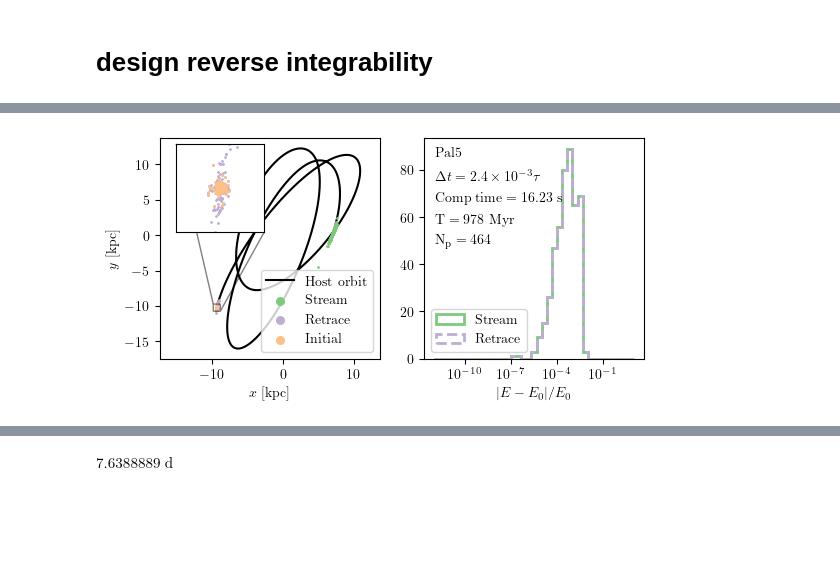
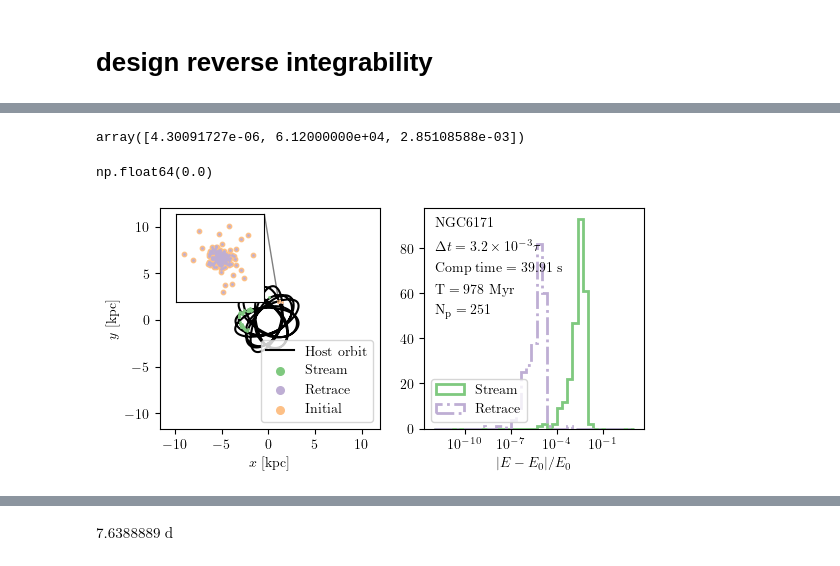
Before and after one commit to salvatore-ferrone/phd-thesis-ferrone, a Jupyter notebook: demos/numericalError/stream_stability.ipynb, the cells around one changed output, grey strips where cells are left out. Cells and saved outputs as stored; diff of their text form; code cells hidden in the pictures; blank space fills up the shorter version.

Commit message:
investigating time-reversability and beign symplectic

```diff
--- a/demos/numericalError/stream_stability.ipynb
+++ b/demos/numericalError/stream_stability.ipynb
@@ -22,7 +34,8 @@ path="./simulations/"
 fnames=os.listdir("./simulations/")
 fnames = [f for f in fnames if f.endswith('.hdf5') ]
 fname = fnames[4]
+fname = "NGC6171_stream_NSTEPS_1048576_NP_251_comp_time_experiment.hdf5"
 myfile = h5py.File(path+fname, 'r')
 GCname = myfile.attrs['GCname']
-print(myfile['comptimestream'][()])
+print("comptime", myfile['comptimestream'][()])
 # %% [output]
@@ -104,6 +111,35 @@ Eretrace = T + phiMW + phiGC
+# %%
+def compute_stream_energy(MWparams,hostparams,hostkinematics,stream):
+    """
+    Compute the energy of the stream given the static galaxy potential and host kinematics.
+    """
+    # get the potential in the MW
+    _,_,_,phiMW = tstrippy.potentials.pouliasis2017pii(MWparams, stream[0], stream[1], stream[2])
+    # get the total kinetic energy
+    T = 0.5 * (stream[3]**2 + stream[4]**2 + stream[5]**2)
+    # get the distance to the host
+    dx,dy,dz = stream[0] - hostkinematics[0], stream[1] - hostkinematics[1], stream[2] - hostkinematics[2]
+    _,_,_,phiHost = tstrippy.potentials.plummer(hostparams, dx, dy, dz)
+    return phiMW, phiHost, T
+# %%
+hostparams
+# %% [output]
+array([4.30091727e-06, 6.12000000e+04, 2.85108588e-03])
+# %%
+timestamps_retrace[0]
+# %% [output]
+np.float64(0.0)
+# %%
+phiMW0, phiHost0, T0 = compute_stream_energy(staticgalaxy[1], hostparams, hostorbit[:,0], streaminitial)
+phiMWstream, phiHoststream, Tstream = compute_stream_energy(staticgalaxy[1], hostparams, hostorbit[:,0], streamfinal)
+phiMWR, phiHostR, TR = compute_stream_energy(staticgalaxy[1], hostparams, hostorbit[:,0], stream_retrace)
+
+E0 = phiMW0 + phiHost0 + T0
+Estream = phiMWstream + phiHoststream + Tstream
+ER = phiMWR + phiHostR + TR
 # %%
-errEF=np.abs((EF - E0) / E0)
-errER = np.abs((Eretrace - E0) / E0)
+errEF=np.abs((Estream - E0) / E0)
+errER = np.abs((ER - E0) / E0)
 # %%
 plt.rcParams['axes.prop_cycle'] = plt.cycler(color=plt.cm.Accent.colors)
 # %%
@@ -119,52 +155,53 @@ scatInit=axis.scatter(streaminitial[0],  streaminitial[1], s=1,  label='Initial'
 # Also make markers in the inset legend bigger if needed
 xymin = np.min([axis.get_xlim()[0], axis.get_ylim()[0]])
 xymax = np.max([axis.get_xlim()[1], axis.get_ylim()[1]])
-axis.set_xlim(xymin, xymax)
-axis.set_ylim(xymin, xymax)
+axis.set_xlim(3*xymin, 3*xymax)
+axis.set_ylim(3*xymin, 3*xymax)
 
 # add a subplot that zooms on the retrace positions
 axins = axis.inset_axes([0.075, 0.575, 0.4, 0.4])  # [x0, y0, width, height]
+axins.scatter(streaminitial[0],   streaminitial[1], s=10, c=scatInit.get_edgecolor(), label='Stream initial positions')
 axins.scatter(stream_retrace[0], stream_retrace[1], s=1, c=scatRetrace.get_edgecolor(), label='Stream retrace positions')
-axins.scatter(streaminitial[0],   streaminitial[1], s=1, c=scatInit.get_edgecolor(), label='Stream initial positions')
 axins.set_aspect('equal', adjustable='box')
 # Add indicator lines from the main plot to the inset
 axis.indicate_inset_zoom(axins, edgecolor="black")
 # only do a couple characteristic radii
-radius = .5
+hostparams[-1]
+radius = 10*hostparams[-1]
 axins.set_xlim(hostorbit[0,0] + - radius, hostorbit[0,0]  + radius)
 axins.set_ylim(hostorbit[1,0] + - radius, hostorbit[1,0]  + radius)
 axins.set_xticks([])
 axins.set_yticks([])
 
 # Make markers in legend bigger
 axis.legend(loc='lower right')
 axis.set_aspect('equal', )
 axis.set_xlabel(r'$x$ [kpc]')
 axis.set_ylabel(r'$y$ [kpc]')
 legend = axis.legend(loc='lower right')
 for handle in legend.legend_handles:
     handle._sizes = [30]
 
 
 bins = np.logspace(-12,1,40)
 ax2.hist(errEF,bins=bins, histtype='step', color=scatStream.get_facecolor(), lw=2, label='Stream', linestyle='-');
-ax2.hist(errER,bins=bins, histtype='step', color=scatRetrace.get_facecolor(), lw=2, label='Retrace', linestyle='--');
+ax2.hist(errER,bins=bins, histtype='step', color=scatRetrace.get_facecolor(), lw=2, label='Retrace', linestyle='-.');
 ax2.set_xscale('log')
 
 ax2.set_xlabel(r'$|E - E_0| / E_0$')
-ax2.legend()
+ax2.legend(loc="lower left")
 
 # Make sure ax2 has the same height as axis
 ax2.set_position([ax2.get_position().x0,
                  axis.get_position().y0,
                  ax2.get_position().width,
                  axis.get_position().height])
 ax2.text(0.05, 0.9, r"$\mathrm{{{:s}}}$".format(GCname), transform=ax2.transAxes, ha='left', va='bottom', fontsize="medium")
 ax2.text(0.05, 0.8, alpha_formatted, transform=ax2.transAxes, ha='left', va='bottom', fontsize="medium")
 ax2.text(0.05, 0.7, text_comp_time, transform=ax2.transAxes, ha='left', va='bottom', fontsize="medium")
 ax2.text(0.05, 0.6, text_integration_time, transform=ax2.transAxes, ha='left', va='bottom', fontsize="medium")
-ax2.text(0.05, 0.5, r"$\mathrm{{N}}_\mathrm{{p}} = {:d}$".format(int(streamfinal.shape[1])), transform=ax2.transAxes, ha='left', va='bottom', fontsize="medium"    )
+ax2.text(0.05, 0.5, r"$\mathrm{{N}}_\mathrm{{p}} = {:d}$".format(int(streamfinal.shape[1])), transform=ax2.transAxes, ha='left', va='bottom', fontsize="medium")
 
 fig.savefig("../../images/"+image_name, bbox_inches='tight', dpi=300)
 # %% [output]
-[figure, old version]
+[figure, new version]
```
Also changed, not shown: parts of 16 cells of this notebook.
